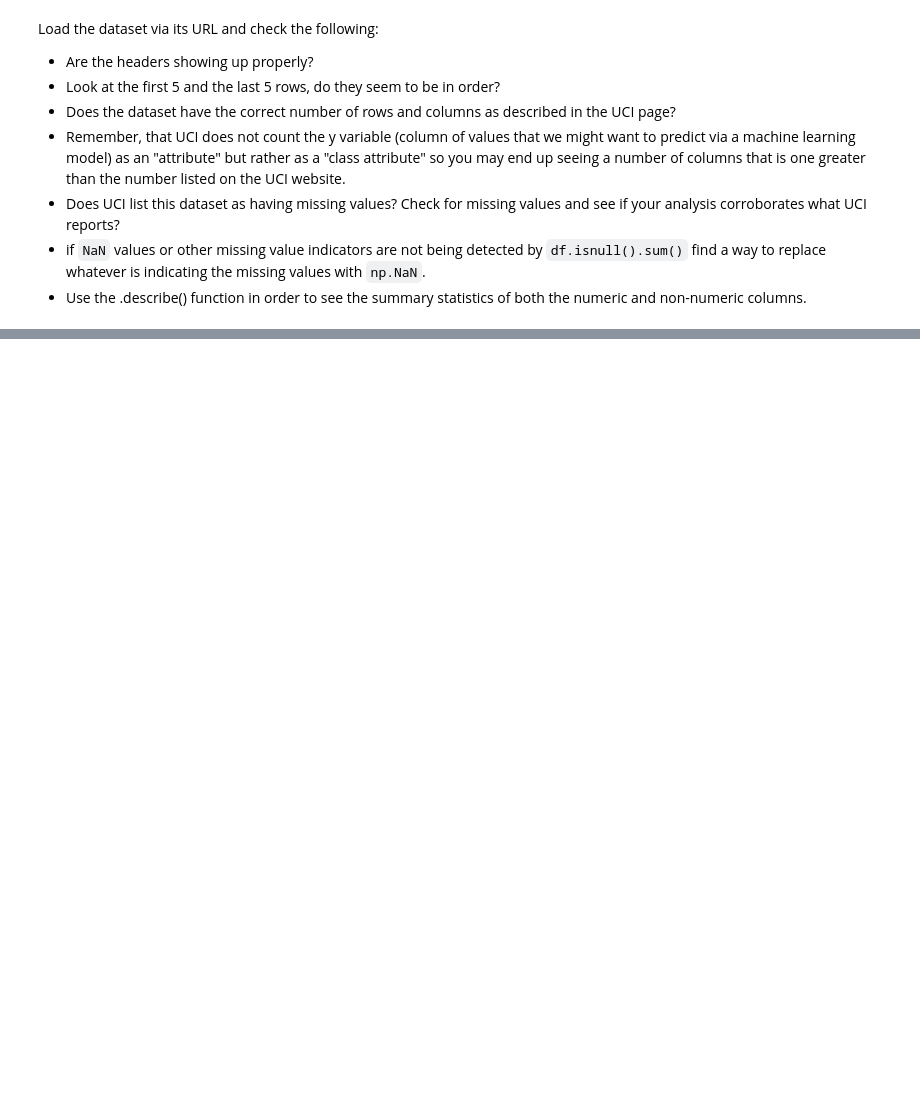
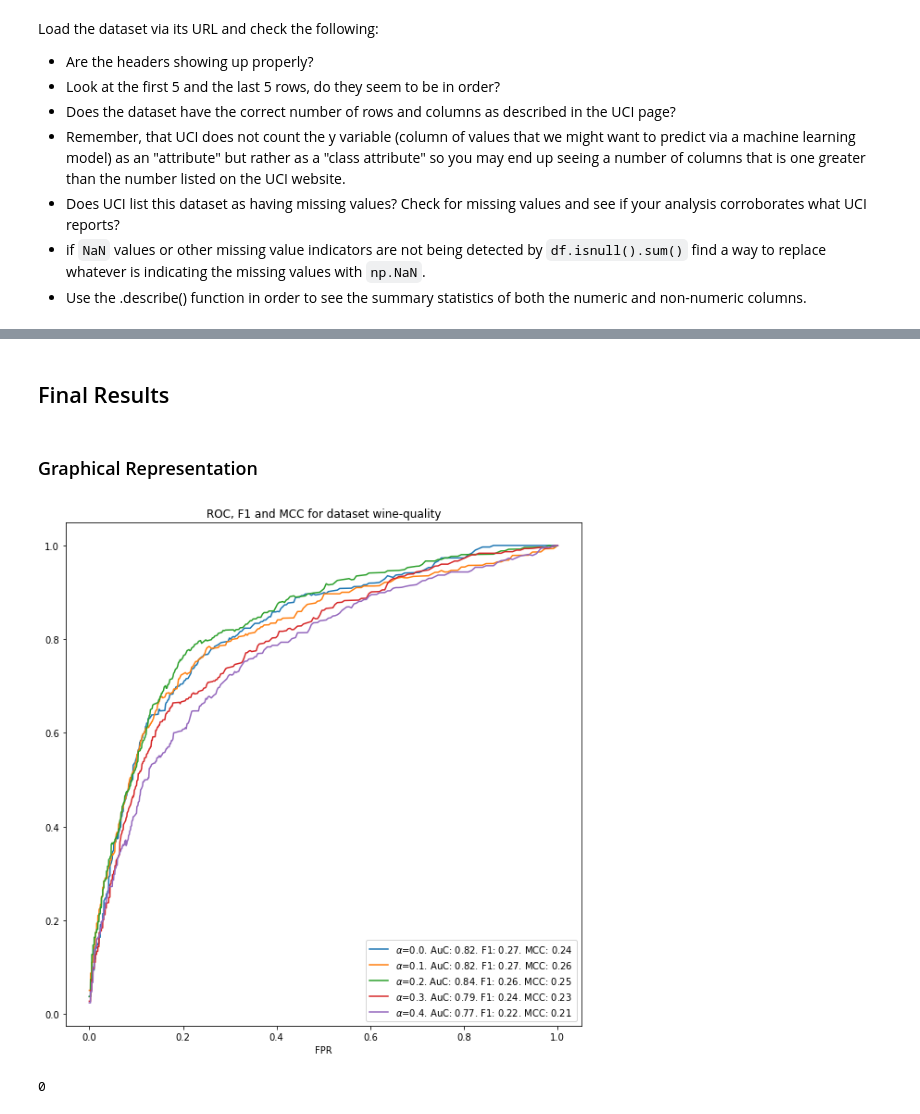
Before and after one commit to franjgs/LabelSwitching, a Jupyter notebook: Asymmetric_Label_Switching.ipynb, the cells around one changed output, grey strips where cells are left out. Cells and saved outputs as stored; diff of their text form; code cells hidden in the pictures; blank space fills up the shorter version.

```diff
--- a/Asymmetric_Label_Switching.ipynb
+++ b/Asymmetric_Label_Switching.ipynb
@@ -270,3 +366,15 @@ QCT=QC
 
 Q=QC*QP
 ######## Costes y Probabilidades ########
+
+# Rebalance
+
+Q_RB_S = np.min((16, IR)) # Population
+Q_RB_C = [0]              # Cost
+
+if Q_RB_S == 0:
+    RB = Q_RB_C
+else:
+    RB = Q_RB_S
+
+rb = RB
@@ -277,7 +385,7 @@ Common Parameters
 
 n_folds = 1
 Nruns   = 20
-Test_size = 30
+Test_size = 25
 
 index0 = np.where(y==-1)[0]
 index1 = np.where(y==1)[0]
@@ -285,10 +393,8 @@ index1 = np.where(y==1)[0]
 l_test0 = int(N0*0.01*Test_size)
 l_test1 = int(N1*0.01*Test_size)
 
-Alpha = np.linspace(0,0.45,10) # Label Switching Rate from Majority to Minority class
-Alpha = [0, 0.1, 0.2, 0.3, 0.4]
-Beta = np.linspace(0,0.2,5)     # Label Switching Rate from Minority to Majority class
-Beta = [0]
+Alpha = [0, 0.1, 0.2, 0.3, 0.4] # Label Switching Rate from Majority to Minority class
+Beta = [0] # Label Switching Rate from Minority to Majority class
 eps=np.finfo(float).eps
 # %%
 filename_o=filename_i+'_NW_nh_'+str(nh)+'_TS_'+str(Test_size)+'.mat'
@@ -490,0 +588,2 @@ MLP: 31. F1: 0.223385. +- 0.051660 MCC: 0.192246. +- 0.055385 TPR: 0.263889. FPR
+# %% [markdown]
+## Final Results
@@ -490,0 +601,35 @@ MLP: 31. F1: 0.223385. +- 0.051660 MCC: 0.192246. +- 0.055385 TPR: 0.263889. FPR
+# %% [markdown]
+### Graphical Representation
+# %%
+b_idx = 0 # Beta[0]
+for k_idx in range(len(K_ens)):
+  tprPoints = perf_sw_K4[:,b_idx,k_idx,:,0]
+  fprPoints = perf_sw_K4[:,b_idx,k_idx,:,1]
+  plt.plot(tprPoints[0,:],fprPoints[0,:], label=r'$\alpha$=%.1f. AuC: %.2f. F1: %.2f. MCC: %.2f' % (Alpha[0], perf_sw_K3[0,0,0], perf_sw_K1[0,0,0,5], perf_sw_K1[0,0,0,4]))
+  plt.plot(tprPoints[1,:],fprPoints[1,:], label=r'$\alpha$=%.1f. AuC: %.2f. F1: %.2f. MCC: %.2f' % (Alpha[1], perf_sw_K3[1,0,0], perf_sw_K1[1,0,0,5], perf_sw_K1[1,0,0,4]))
+  plt.plot(tprPoints[2,:],fprPoints[2,:], label=r'$\alpha$=%.1f. AuC: %.2f. F1: %.2f. MCC: %.2f' % (Alpha[2], perf_sw_K3[2,0,0], perf_sw_K1[2,0,0,5], perf_sw_K1[2,0,0,4]))
+  plt.plot(tprPoints[3,:],fprPoints[3,:], label=r'$\alpha$=%.1f. AuC: %.2f. F1: %.2f. MCC: %.2f' % (Alpha[3], perf_sw_K3[3,0,0], perf_sw_K1[3,0,0,5], perf_sw_K1[3,0,0,4]))
+  plt.plot(tprPoints[4,:],fprPoints[4,:], label=r'$\alpha$=%.1f. AuC: %.2f. F1: %.2f. MCC: %.2f' % (Alpha[4], perf_sw_K3[4,0,0], perf_sw_K1[4,0,0,5], perf_sw_K1[4,0,0,4]))
+  plt.xlabel('TPR')
+  plt.xlabel('FPR')
+  plt.legend()
+  plt.title('ROC, F1 and MCC for dataset '+filename_i);
+  plt.gca().set_aspect('equal', adjustable='box')
+  plt.rcParams["figure.figsize"] = (8,8)
+  plt.show()
+
+sio.savemat(model_name+'_'+filename_o, {'perf_sw_K1': perf_sw_K1,
+                                        'perf_sw_K2': perf_sw_K2,
+                                        'perf_sw_K3': perf_sw_K3,
+                                        'perf_sw_K1_std': perf_sw_K1_std,
+                                        'perf_sw_K2_std': perf_sw_K2_std,
+                                        'perf_sw_K3_std': perf_sw_K3_std,
+                                        'perf_sw_K4': perf_sw_K4,
+                                        'Alpha': Alpha, 'Beta': Beta, 'K_ens': K_ens})
+# %% [output]
+[figure, added]
+# %%
+perf_sw_K4.shape
+Beta[0]
+# %% [output]
+0
```
Also changed, not shown: parts of 33 cells of this notebook.
